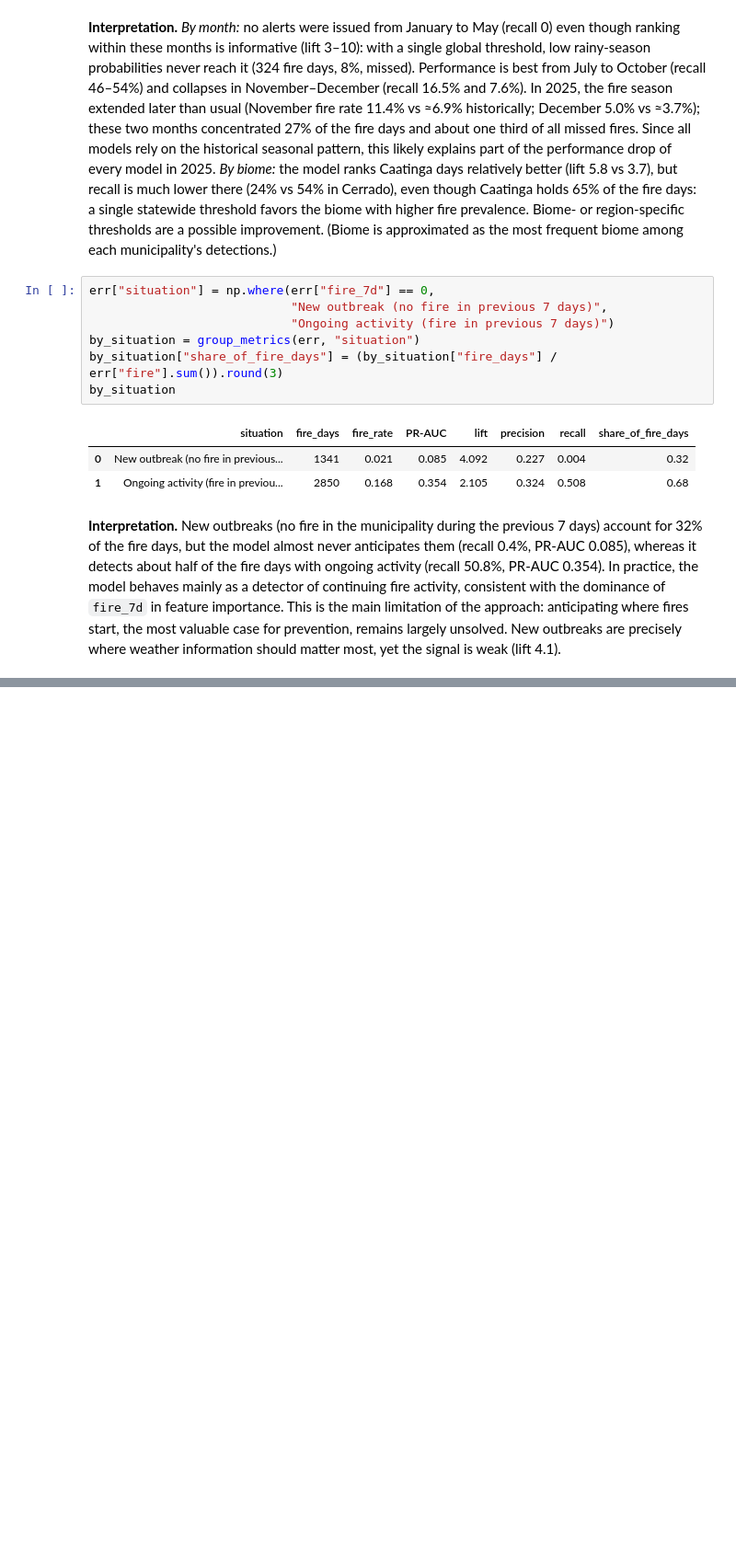
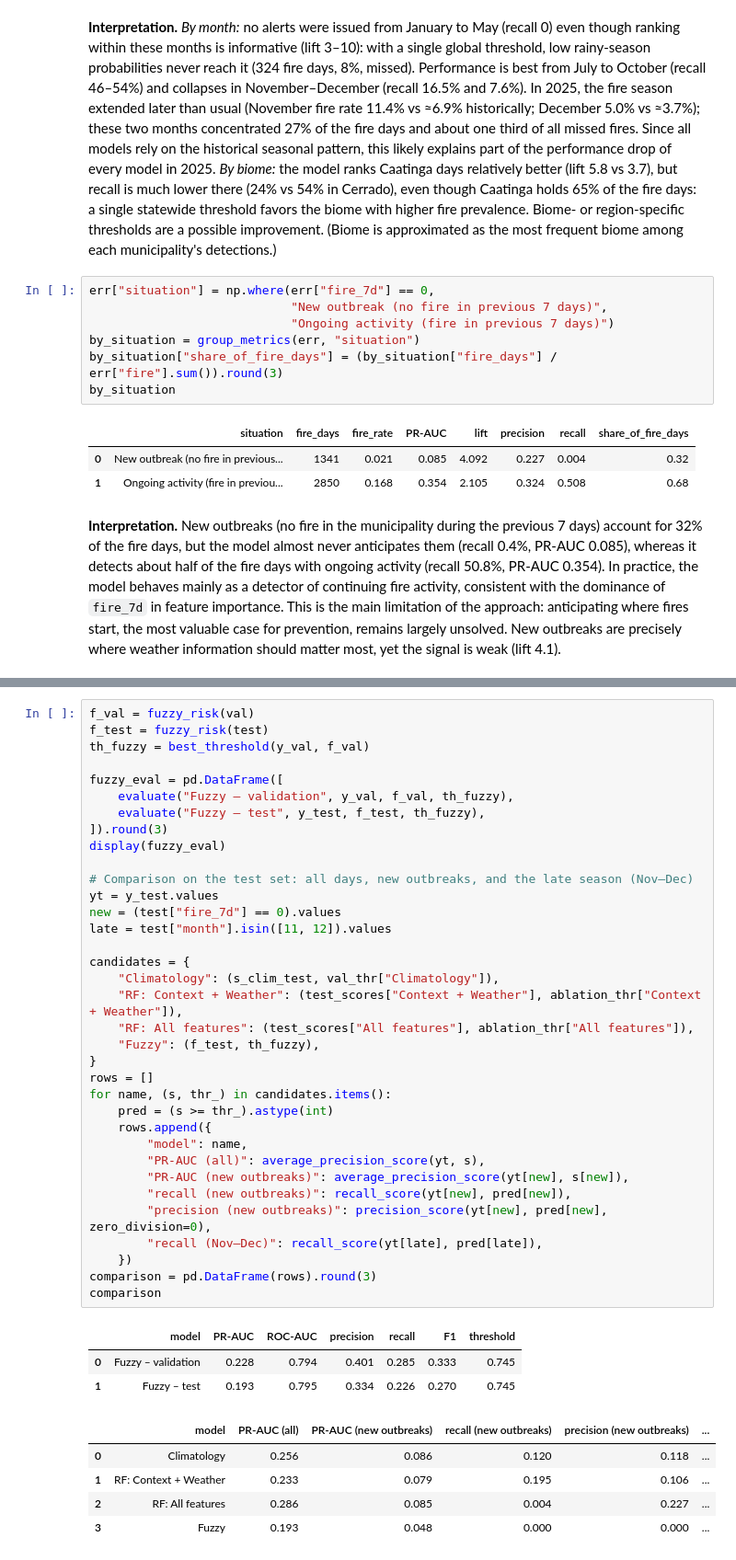
Before and after one commit to MonnikLuianne/wildfire-risk-piaui, a Jupyter notebook: wildfire_risk_piaui.ipynb, the cells around one changed output, grey strips where cells are left out. Shown at 92% size. Cells and saved outputs as stored; diff of their text form; blank space fills up the shorter version.

```diff
--- a/wildfire_risk_piaui.ipynb
+++ b/wildfire_risk_piaui.ipynb
@@ -872,0 +1005,44 @@ weather information should matter most, yet the signal is weak (lift 4.1).
+# %%
+f_val = fuzzy_risk(val)
+f_test = fuzzy_risk(test)
+th_fuzzy = best_threshold(y_val, f_val)
+
+fuzzy_eval = pd.DataFrame([
+    evaluate("Fuzzy – validation", y_val, f_val, th_fuzzy),
+    evaluate("Fuzzy – test", y_test, f_test, th_fuzzy),
+]).round(3)
+display(fuzzy_eval)
+
+# Comparison on the test set: all days, new outbreaks, and the late season (Nov–Dec)
+yt = y_test.values
+new = (test["fire_7d"] == 0).values
+late = test["month"].isin([11, 12]).values
+
+candidates = {
+    "Climatology": (s_clim_test, val_thr["Climatology"]),
+    "RF: Context + Weather": (test_scores["Context + Weather"], ablation_thr["Context + Weather"]),
+    "RF: All features": (test_scores["All features"], ablation_thr["All features"]),
+    "Fuzzy": (f_test, th_fuzzy),
+}
+rows = []
+for name, (s, thr_) in candidates.items():
+    pred = (s >= thr_).astype(int)
+    rows.append({
+        "model": name,
+        "PR-AUC (all)": average_precision_score(yt, s),
+        "PR-AUC (new outbreaks)": average_precision_score(yt[new], s[new]),
+        "recall (new outbreaks)": recall_score(yt[new], pred[new]),
+        "precision (new outbreaks)": precision_score(yt[new], pred[new], zero_division=0),
+        "recall (Nov–Dec)": recall_score(yt[late], pred[late]),
+    })
+comparison = pd.DataFrame(rows).round(3)
+comparison
+# %% [output]
+|  | model | PR-AUC | ROC-AUC | precision | recall | F1 | threshold |
+| 0 | Fuzzy – validation | 0.228 | 0.794 | 0.401 | 0.285 | 0.333 | 0.745 |
+| 1 | Fuzzy – test | 0.193 | 0.795 | 0.334 | 0.226 | 0.270 | 0.745 |
+|  | model | PR-AUC (all) | PR-AUC (new outbreaks) | recall (new outbreaks) | precision (new outbreaks) | ... |
+| 0 | Climatology | 0.256 | 0.086 | 0.120 | 0.118 | ... |
+| 1 | RF: Context + Weather | 0.233 | 0.079 | 0.195 | 0.106 | ... |
+| 2 | RF: All features | 0.286 | 0.085 | 0.004 | 0.227 | ... |
+| 3 | Fuzzy | 0.193 | 0.048 | 0.000 | 0.000 | ... |
```
Also changed, not shown: parts of 6 cells of this notebook.
